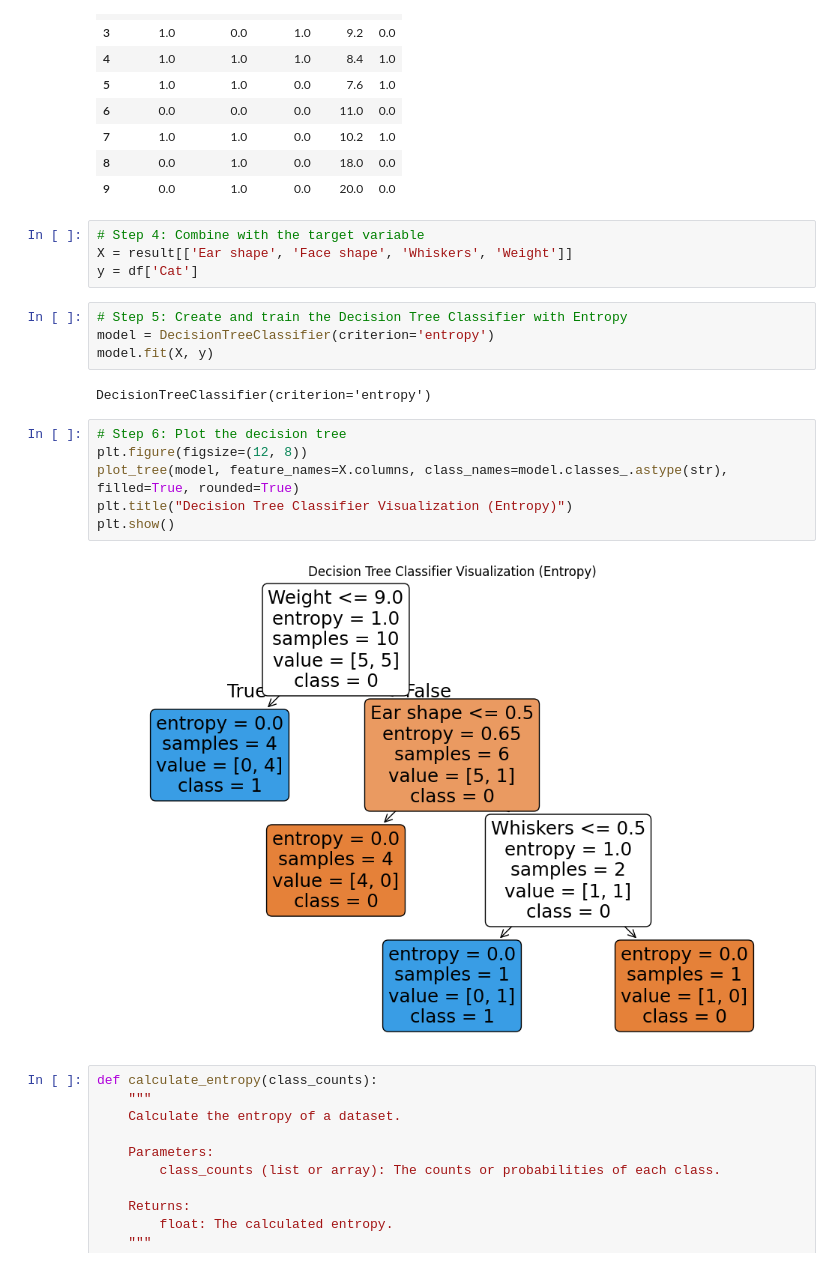
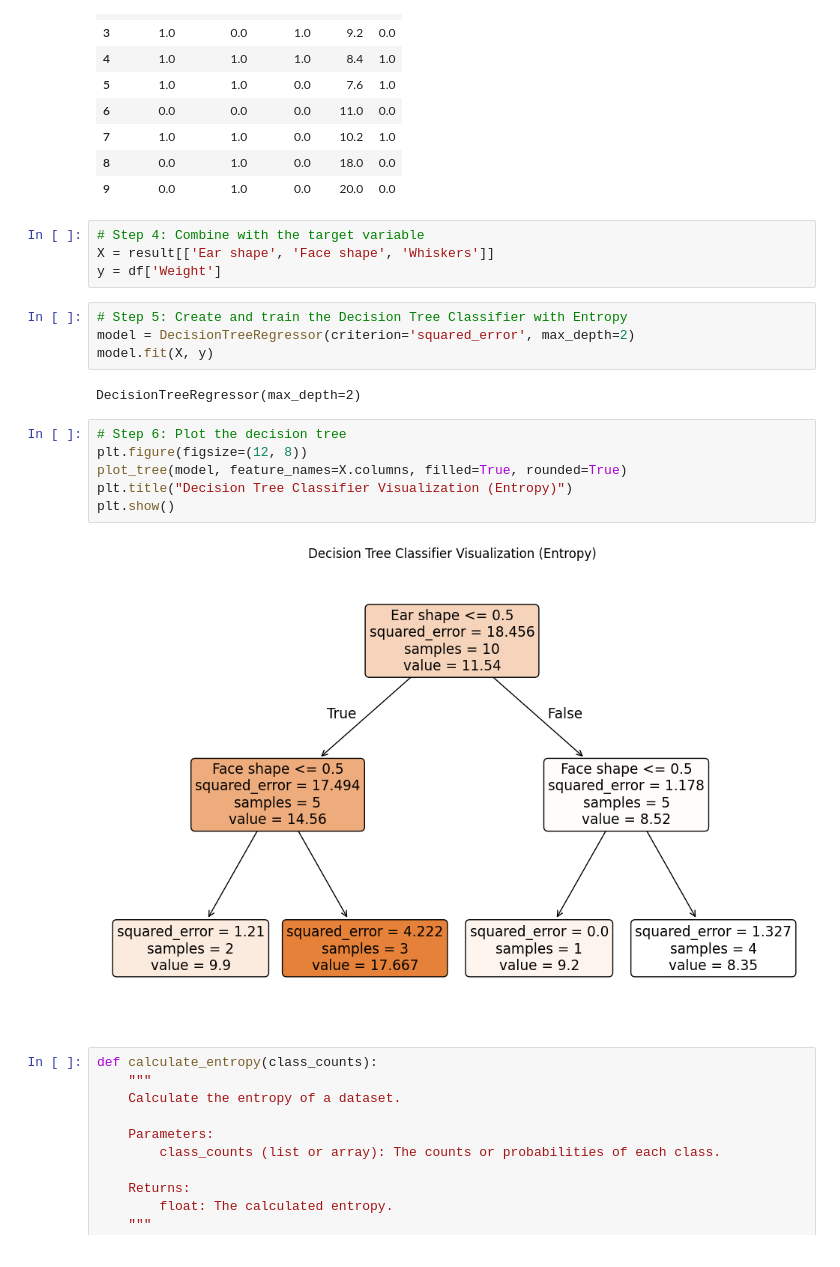
Before and after one commit to phucnguyenhoank/test_one, a Jupyter notebook: decision_tree_t1.ipynb, the cells around one changed output. Drawn from its saved outputs; the diff is of its cells as text.

Commit message:
regression with decision tree

```diff
--- a/decision_tree_t1.ipynb
+++ b/decision_tree_t1.ipynb
@@ -66,22 +66,22 @@ result
 | 9 | 0.0 | 1.0 | 0.0 | 20.0 | 0.0 |
 # %%
 # Step 4: Combine with the target variable
-X = result[['Ear shape', 'Face shape', 'Whiskers', 'Weight']]
-y = df['Cat']
+X = result[['Ear shape', 'Face shape', 'Whiskers']]
+y = df['Weight']
 # %%
 # Step 5: Create and train the Decision Tree Classifier with Entropy
-model = DecisionTreeClassifier(criterion='entropy')
+model = DecisionTreeRegressor(criterion='squared_error', max_depth=2)
 model.fit(X, y)
 # %% [output]
-DecisionTreeClassifier(criterion='entropy')
+DecisionTreeRegressor(max_depth=2)
 # %%
 # Step 6: Plot the decision tree
 plt.figure(figsize=(12, 8))
-plot_tree(model, feature_names=X.columns, class_names=model.classes_.astype(str), filled=True, rounded=True)
+plot_tree(model, feature_names=X.columns, filled=True, rounded=True)
 plt.title("Decision Tree Classifier Visualization (Entropy)")
 plt.show()
 # %% [output]
-[figure, old version]
+[figure, new version]
 # %%
 def calculate_entropy(class_counts):
     """
```
Also changed, not shown: parts of 1 cell of this notebook.
